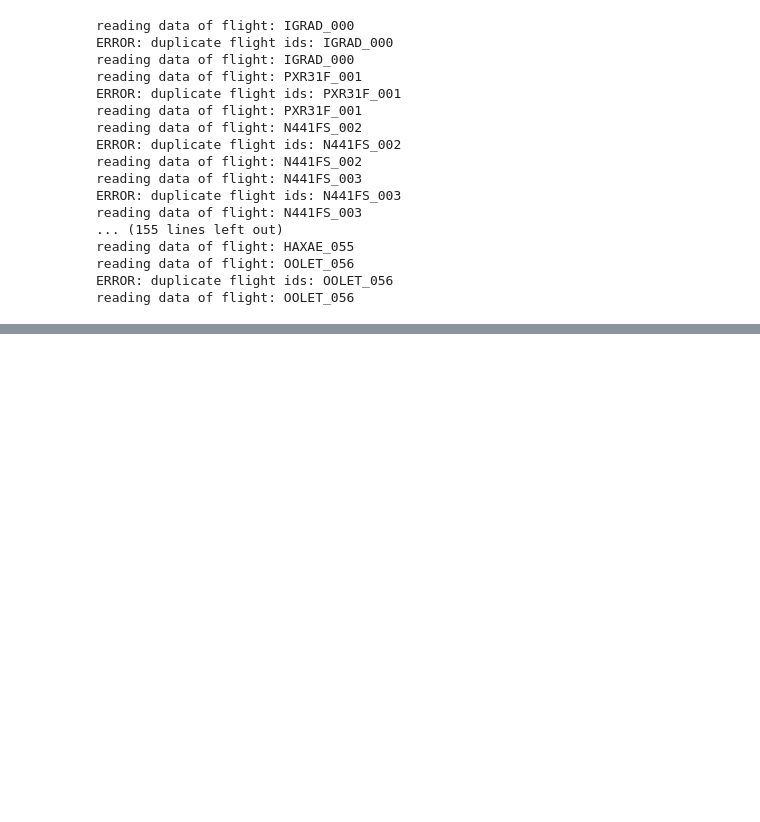
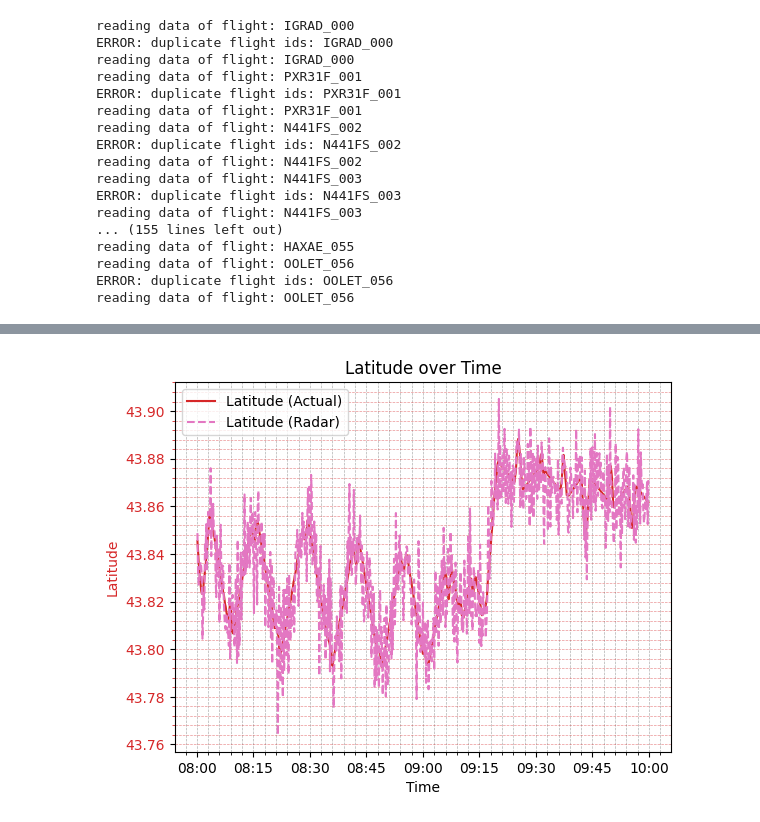
Before and after one commit to mrmrjing/KalmanFilterAirRadar, a Jupyter notebook: project2.ipynb, the cells around one changed output, grey strips where cells are left out. Drawn from its saved outputs; the diff is of its cells as text; code cells hidden in the pictures; blank space fills up the shorter version.

```diff
--- a/project2.ipynb
+++ b/project2.ipynb
@@ -38,0 +251,4 @@ kf.
+# %%
+plot_actual_radar_latitude(actual_data, radar_data, 5, 5)
+# %% [output]
+[figure, added]
```
Also changed, not shown: parts of 26 cells of this notebook, 1 other file.
